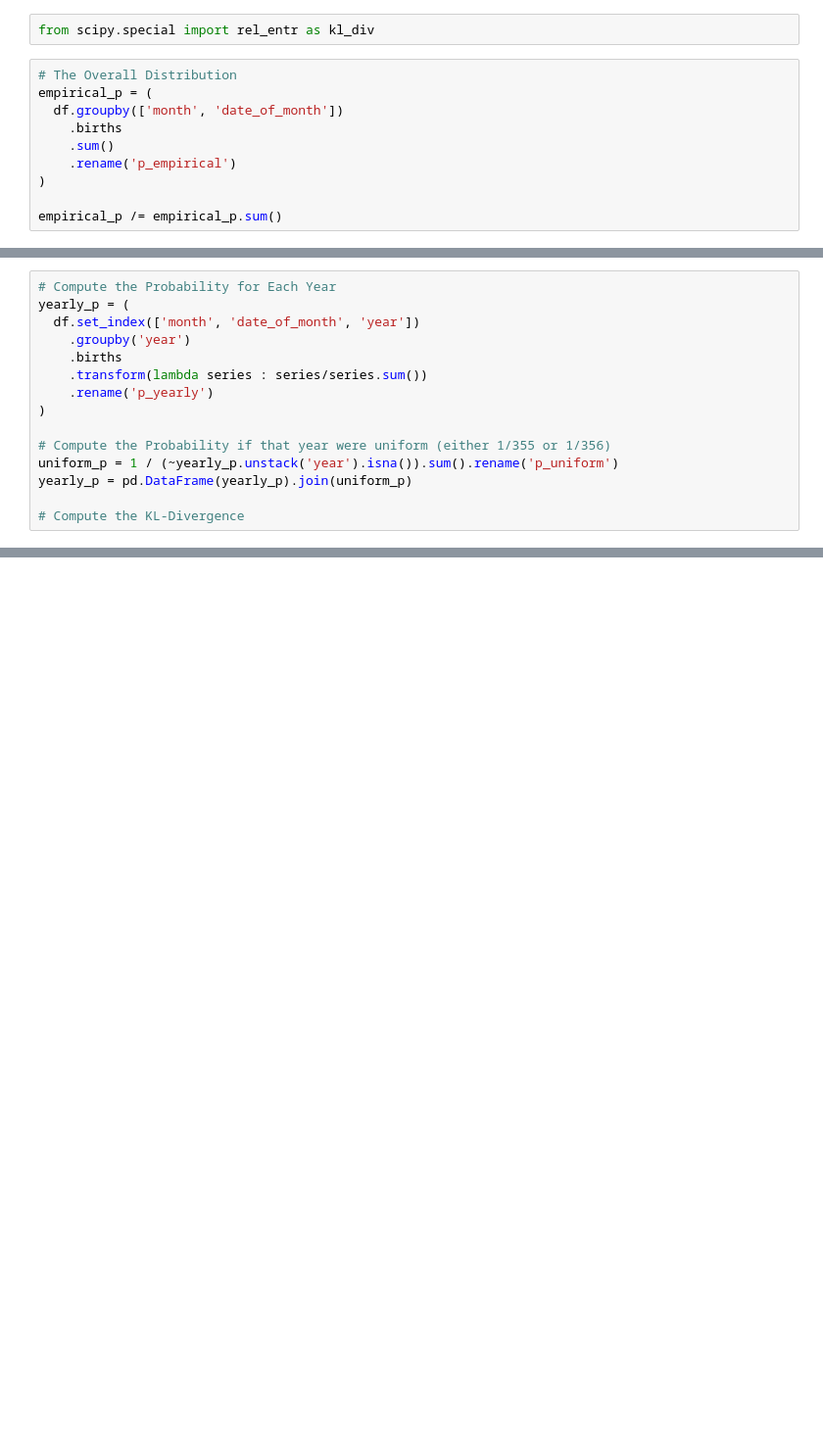
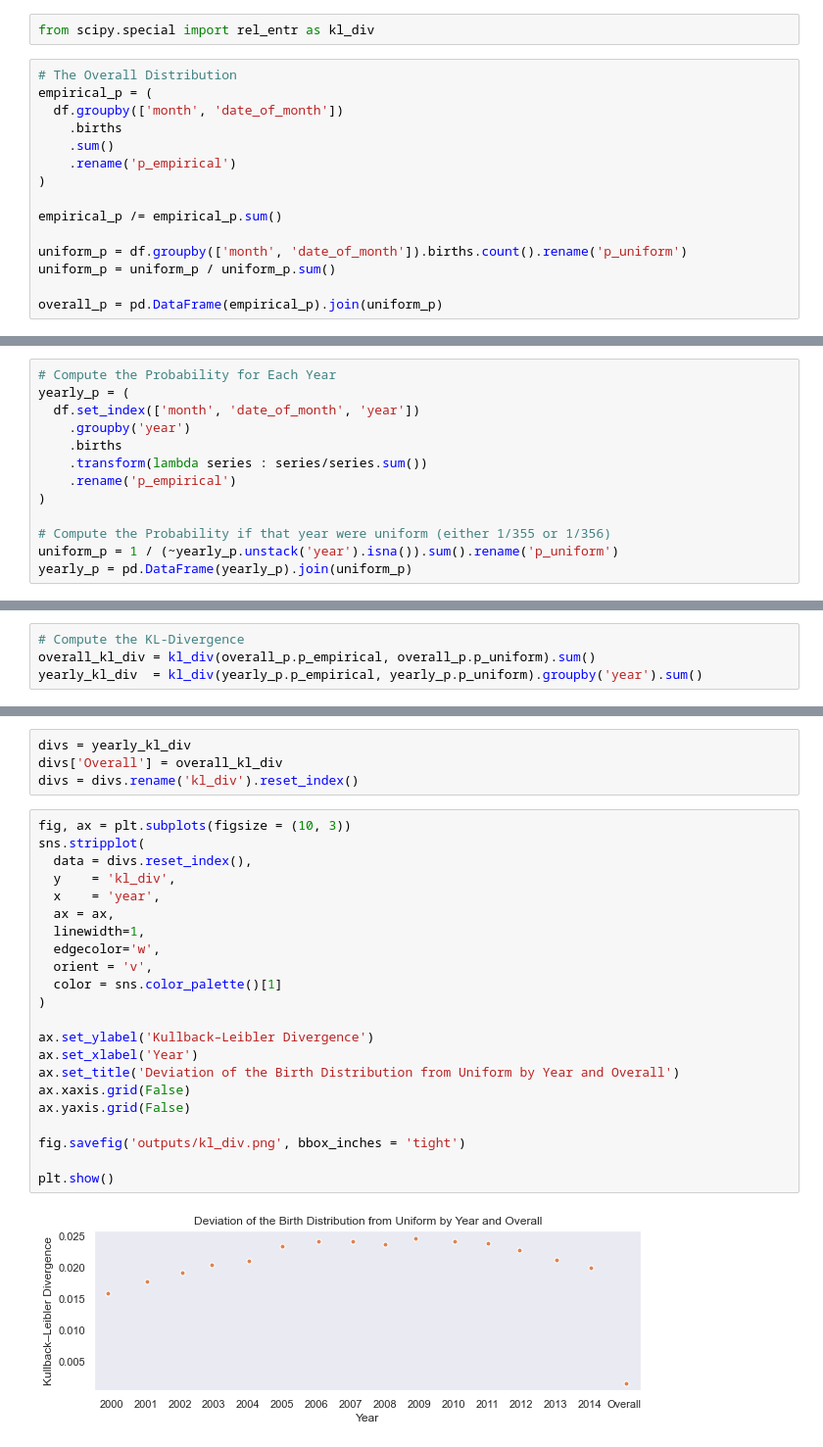
Before and after one commit to rcharan/birthdays, a Jupyter notebook: bonus_material.ipynb, the cells around one changed output, grey strips where cells are left out. Shown at 98% size. Drawn from its saved outputs; the diff is of its cells as text; blank space fills up the shorter version.

```diff
--- a/bonus_material.ipynb
+++ b/bonus_material.ipynb
@@ -66,3 +55,8 @@ empirical_p = (
 )
 
 empirical_p /= empirical_p.sum()
+
+uniform_p = df.groupby(['month', 'date_of_month']).births.count().rename('p_uniform')
+uniform_p = uniform_p / uniform_p.sum()
+
+overall_p = pd.DataFrame(empirical_p).join(uniform_p)
@@ -75,11 +67,9 @@ yearly_p = (
     .groupby('year')
     .births
     .transform(lambda series : series/series.sum())
-    .rename('p_yearly')
+    .rename('p_empirical')
 )
 
 # Compute the Probability if that year were uniform (either 1/355 or 1/356)
 uniform_p = 1 / (~yearly_p.unstack('year').isna()).sum().rename('p_uniform')
 yearly_p = pd.DataFrame(yearly_p).join(uniform_p)
-
-# Compute the KL-Divergence
@@ -106,0 +76,4 @@ Year-by-year analysis instead of overall (expect more skew)
+# %%
+# Compute the KL-Divergence
+overall_kl_div = kl_div(overall_p.p_empirical, overall_p.p_uniform).sum()
+yearly_kl_div  = kl_div(yearly_p.p_empirical, yearly_p.p_uniform).groupby('year').sum()
@@ -106,0 +86,28 @@ Year-by-year analysis instead of overall (expect more skew)
+# %%
+divs = yearly_kl_div
+divs['Overall'] = overall_kl_div
+divs = divs.rename('kl_div').reset_index()
+# %%
+fig, ax = plt.subplots(figsize = (10, 3))
+sns.stripplot(
+  data = divs.reset_index(),
+  y    = 'kl_div',
+  x    = 'year',
+  ax = ax,
+  linewidth=1,
+  edgecolor='w',
+  orient = 'v',
+  color = sns.color_palette()[1]
+)
+
+ax.set_ylabel('Kullback–Leibler Divergence')
+ax.set_xlabel('Year')
+ax.set_title('Deviation of the Birth Distribution from Uniform by Year and Overall')
+ax.xaxis.grid(False)
+ax.yaxis.grid(False)
+
+fig.savefig('outputs/kl_div.png', bbox_inches = 'tight')
+
+plt.show()
+# %% [output]
+[figure, added]
```
Also changed, not shown: parts of 21 cells of this notebook.
